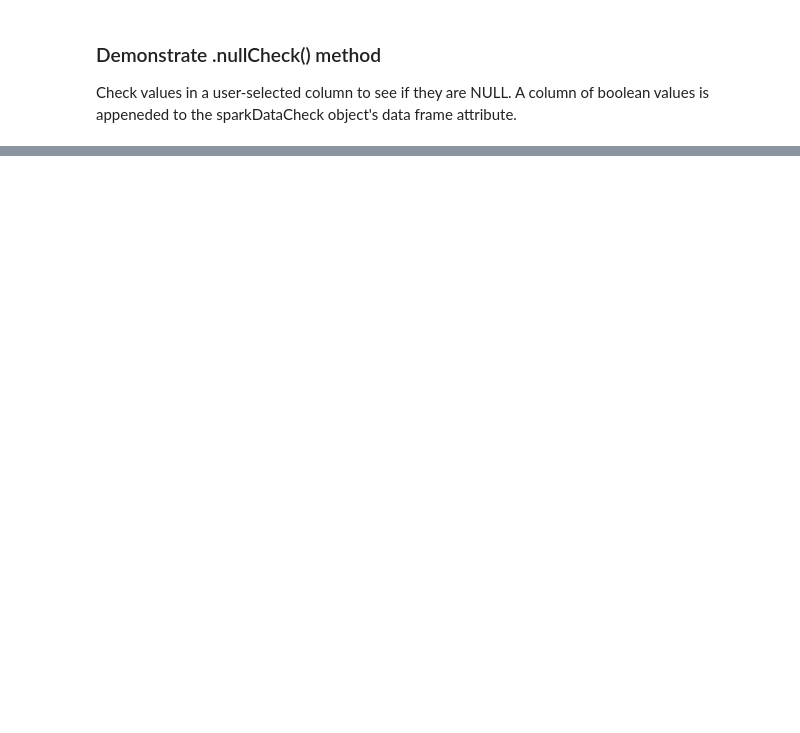
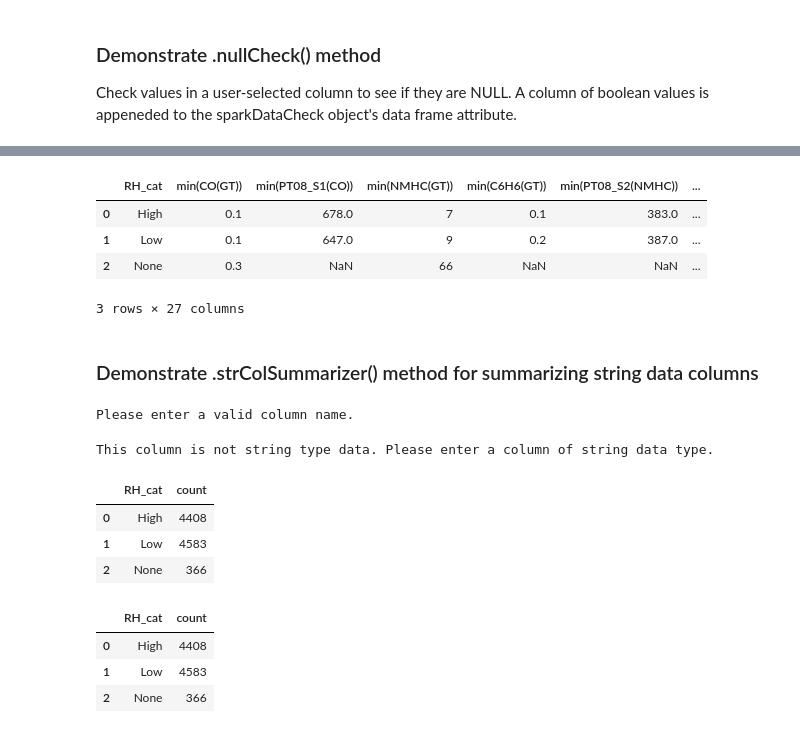
Before and after one commit to lytyler/ST554_project2, a Jupyter notebook: project2_part1b_part2.ipynb, the cells around one changed output, grey strips where cells are left out. Saved outputs shown, nothing was run; the diff lists cells and outputs as text; code cells hidden in the pictures; blank space fills up the shorter version.

```diff
--- a/project2_part1b_part2.ipynb
+++ b/project2_part1b_part2.ipynb
@@ -234,0 +274,37 @@ importlib.reload(project2_part1)
+# %%
+#no column input, with grouping variable
+sdc_air.numColSummarizer(gr_var = "RH_cat")
+# %% [output]
+|  | RH_cat | min(CO(GT)) | min(PT08_S1(CO)) | min(NMHC(GT)) | min(C6H6(GT)) | min(PT08_S2(NMHC)) | ... |
+| 0 | High | 0.1 | 678.0 | 7 | 0.1 | 383.0 | ... |
+| 1 | Low | 0.1 | 647.0 | 9 | 0.2 | 387.0 | ... |
+| 2 | None | 0.3 | NaN | 66 | NaN | NaN | ... |
+3 rows × 27 columns
+# %% [markdown]
+### Demonstrate .strColSummarizer() method for summarizing string data columns
+# %%
+#invalid column name
+sdc_air.strColSummarizer(columns = ["rh_cat"])
+# %% [output]
+Please enter a valid column name.
+# %%
+#not string data type
+sdc_air.strColSummarizer(columns = ["Time"])
+# %% [output]
+This column is not string type data. Please enter a column of string data type.
+# %%
+#enter one column
+sdc_air.strColSummarizer(columns = ["RH_cat"])
+# %% [output]
+|  | RH_cat | count |
+| 0 | High | 4408 |
+| 1 | Low | 4583 |
+| 2 | None | 366 |
+# %%
+#two columns entered, but only one string data type column
+sdc_air.strColSummarizer(columns = ["RH_cat", "T"])
+# %% [output]
+|  | RH_cat | count |
+| 0 | High | 4408 |
+| 1 | Low | 4583 |
+| 2 | None | 366 |
```
Also changed, not shown: parts of 26 cells of this notebook, 1 other file.
